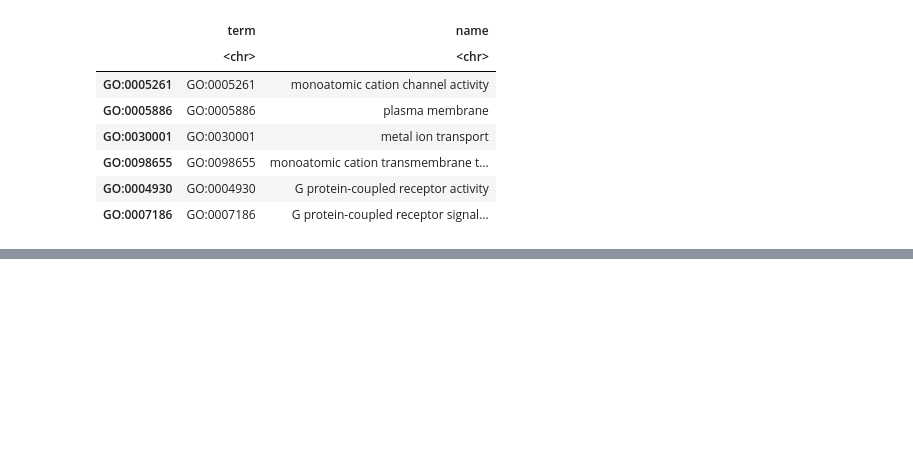
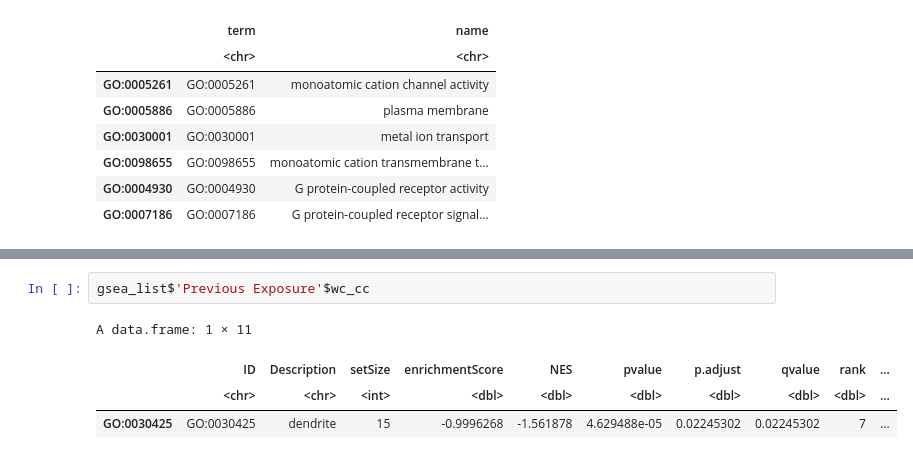
Before and after one commit to jgmcdonough/CE24_RNA-seq, a Jupyter notebook: analysis/diff_expression/phase2_v_phase2/imm.prev_GO.ipynb, the cells around one changed output, grey strips where cells are left out. Saved outputs shown, nothing was run; the diff lists cells and outputs as text; blank space fills up the shorter version.

```diff
--- a/analysis/diff_expression/phase2_v_phase2/imm.prev_GO.ipynb
+++ b/analysis/diff_expression/phase2_v_phase2/imm.prev_GO.ipynb
@@ -223,0 +311,7 @@ gsea_df <- bind_rows(lapply(names(gsea_res), function(g) {
+# %%
+gsea_list$'Previous Exposure'$wc_cc
+# %% [output]
+A data.frame: 1 × 11
+|  | ID | Description | setSize | enrichmentScore | NES | pvalue | p.adjust | qvalue | rank | ... |
+|  | <chr> | <chr> | <int> | <dbl> | <dbl> | <dbl> | <dbl> | <dbl> | <dbl> | ... |
+| GO:0030425 | GO:0030425 | dendrite | 15 | -0.9996268 | -1.561878 | 4.629488e-05 | 0.02245302 | 0.02245302 | 7 | ... |
```
Also changed, not shown: parts of 18 cells of this notebook.
